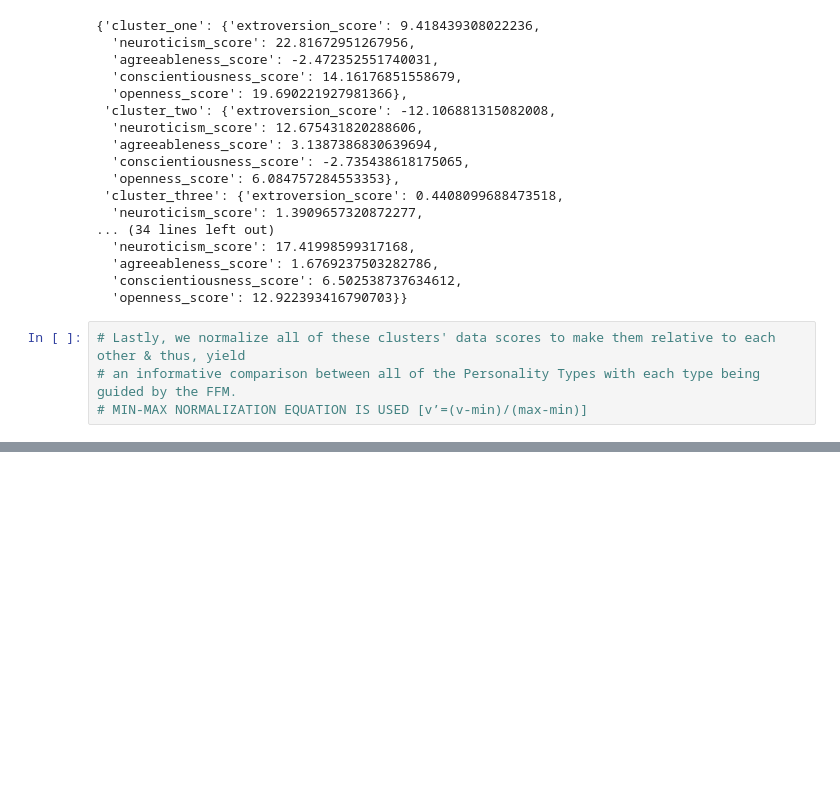
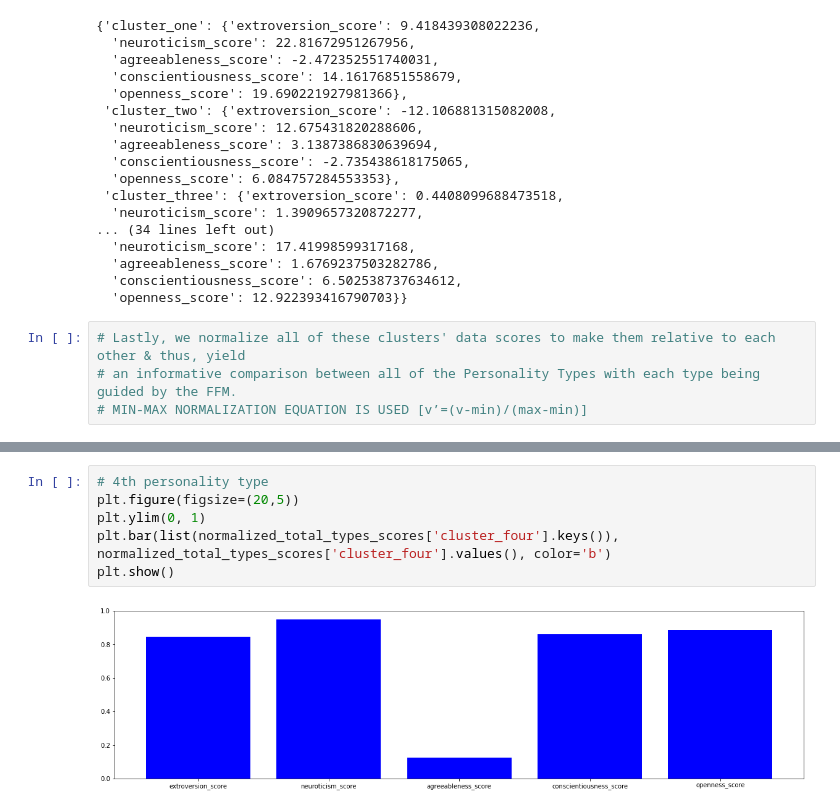
Before and after one commit to YasPHP/The-Five-Factor-Personality-Test, a Jupyter notebook: TBF Personality System.ipynb, the cells around one changed output, grey strips where cells are left out. Drawn from its saved outputs; the diff is of its cells as text; blank space fills up the shorter version.

```diff
--- a/TBF Personality System.ipynb
+++ b/TBF Personality System.ipynb
@@ -554,0 +829,8 @@ all_personality_types_scores
+# %%
+# 4th personality type
+plt.figure(figsize=(20,5))
+plt.ylim(0, 1)
+plt.bar(list(normalized_total_types_scores['cluster_four'].keys()), normalized_total_types_scores['cluster_four'].values(), color='b')
+plt.show()
+# %% [output]
+[figure, added]
```
Also changed, not shown: parts of 42 cells of this notebook.
